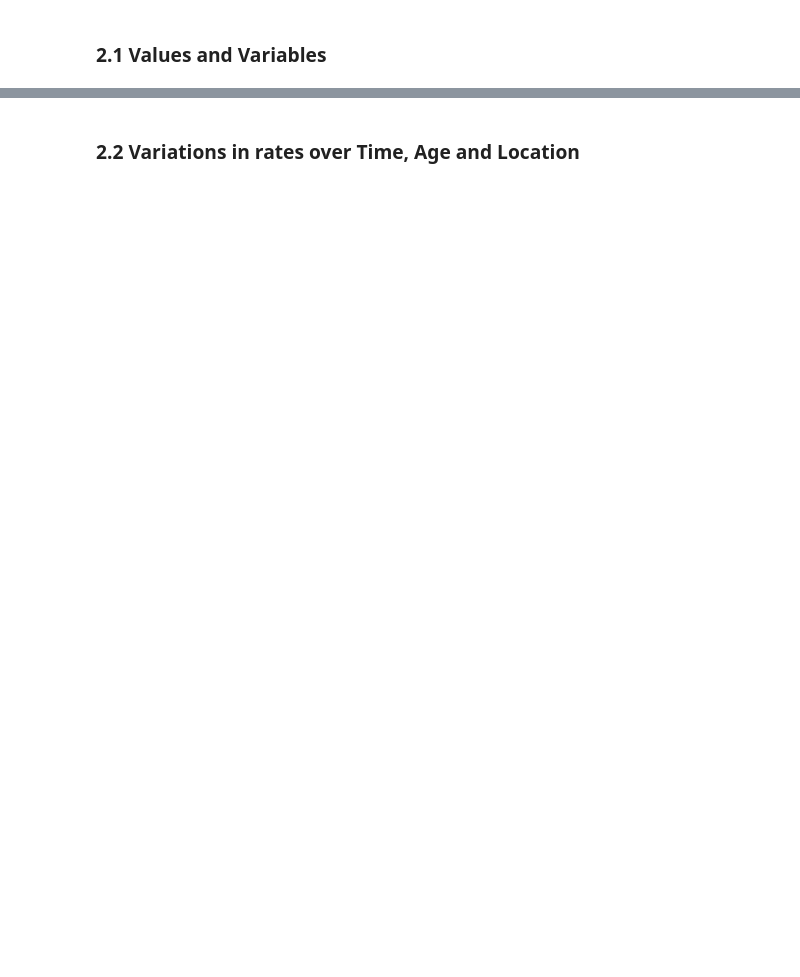
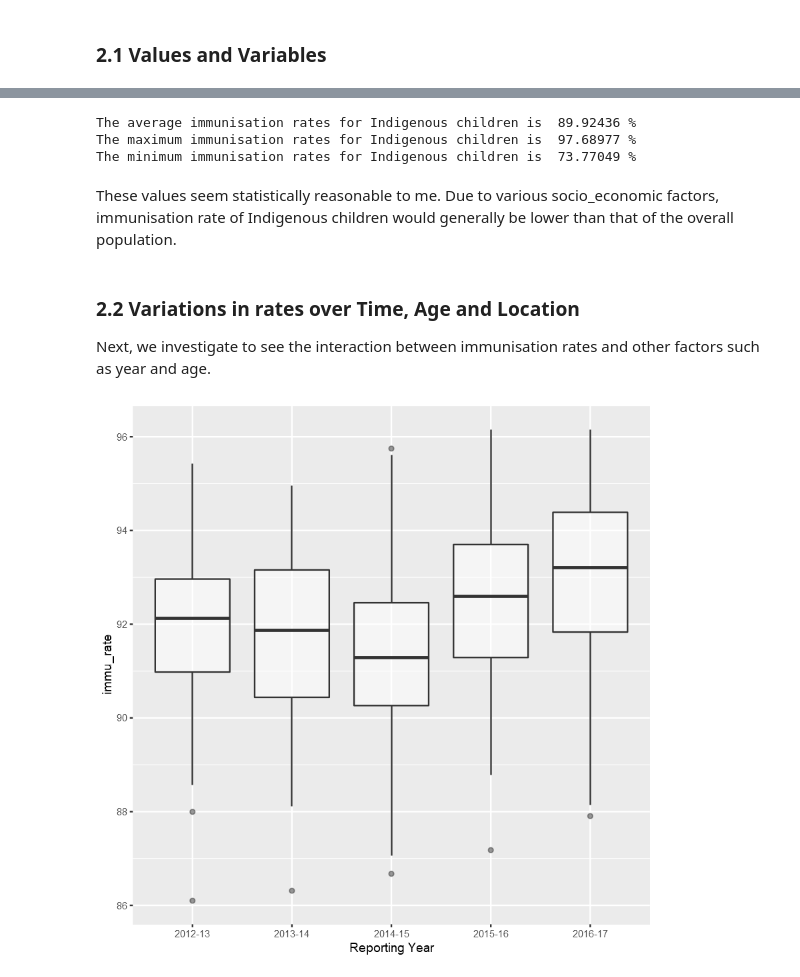
Before and after one commit to DanielTranDS/Aus-Immunisation-EDA-DataWrangling, a Jupyter notebook: Aus_EDA_Wrangling.ipynb, the cells around one changed output, grey strips where cells are left out. Cells and saved outputs as stored; diff of their text form; code cells hidden in the pictures; blank space fills up the shorter version.

```diff
--- a/Aus_EDA_Wrangling.ipynb
+++ b/Aus_EDA_Wrangling.ipynb
@@ -491,2 +528,4 @@ In addition, we can see than most data points cluster around the upper left regi
+# %%
+Aus_immu <- Aus_immu[,!(names(Aus_immu) %in% c("X13","X14","X15","X16"))]
 # %% [markdown]
 ### 2.1 Values and Variables <a class="anchor" id="2.1"></a>
@@ -492,0 +540,7 @@ In addition, we can see than most data points cluster around the upper left regi
+# %%
+#For Australian children
+Aus_immu["immu_rate"] <- (Aus_immu$`Number fully immunised`)/(Aus_immu$`Number of registered children`)*100
+
+cat("The average immunisation rates is ",mean(Aus_immu$immu_rate),"% \n")
+cat("The maximum immunisation rates is ",max(Aus_immu$immu_rate),"% \n")
+cat("The minimum immunisation rates is ",min(Aus_immu$immu_rate),"%")
@@ -493,2 +564,20 @@ In addition, we can see than most data points cluster around the upper left regi
+# %%
+cat("The average immunisation rates for Indigenous children is ",mean(filtered_Aus_immu$ind_immu_rate),"% \n")
+cat("The maximum immunisation rates for Indigenous children is ",max(filtered_Aus_immu$ind_immu_rate),"% \n")
+cat("The minimum immunisation rates for Indigenous children is ",min(filtered_Aus_immu$ind_immu_rate),"%")
+# %% [output]
+The average immunisation rates for Indigenous children is  89.92436 %
+The maximum immunisation rates for Indigenous children is  97.68977 %
+The minimum immunisation rates for Indigenous children is  73.77049 %
+# %% [markdown]
+These values seem statistically reasonable to me. Due to various socio_economic factors, immunisation rate of Indigenous children would generally be lower than that of the overall population.
 # %% [markdown]
 ### 2.2 Variations in rates over Time, Age and Location <a class="anchor" id="2.2"></a>
+
+Next, we investigate to see the interaction between immunisation rates and other factors such as year and age.
+# %%
+#Boxplot of immunisation rate versus year
+Aus_immu %>% ggplot(aes(`Reporting Year`,immu_rate))+
+  geom_boxplot(alpha=0.5)
+# %% [output]
+[figure, added]
```
Also changed, not shown: parts of 15 cells of this notebook.
